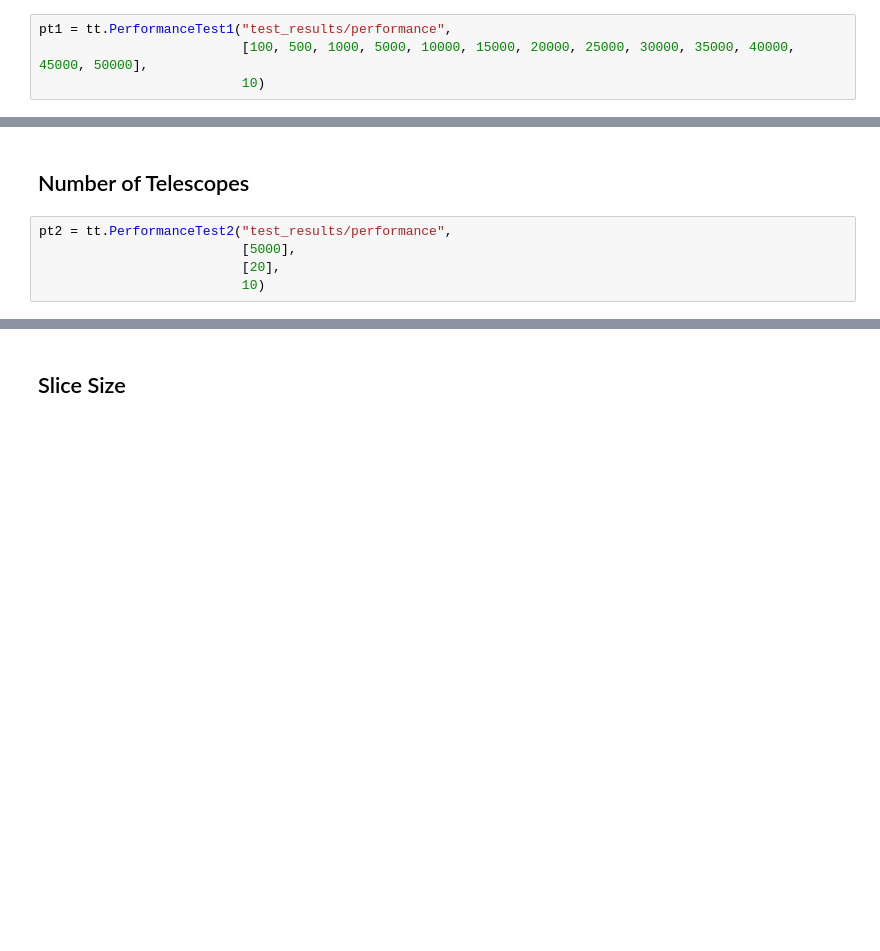
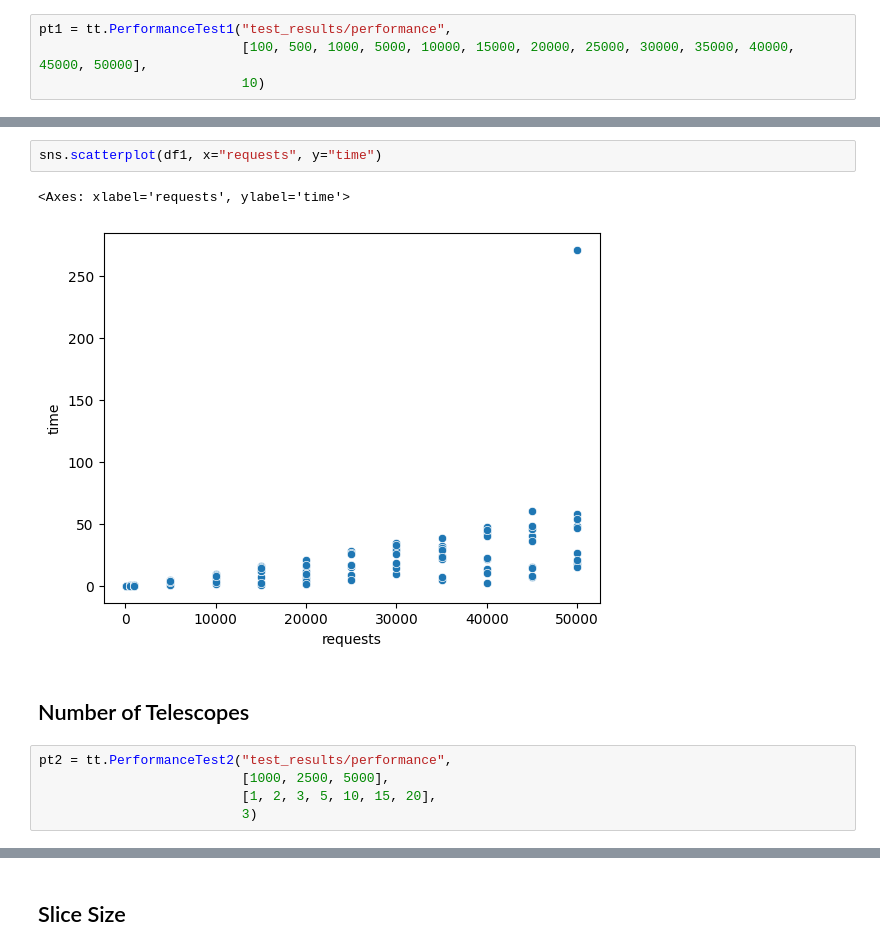
Before and after one commit to elliott-fogg/custom_scheduler, a Jupyter notebook: performance_tests.ipynb, the cells around one changed output, grey strips where cells are left out. Saved outputs shown, nothing was run; the diff lists cells and outputs as text; blank space fills up the shorter version.

```diff
--- a/performance_tests.ipynb
+++ b/performance_tests.ipynb
@@ -40,10 +60,15 @@ dtype: float64
+# %%
+sns.scatterplot(df1, x="requests", y="time")
+# %% [output]
+<Axes: xlabel='requests', ylabel='time'>
+[figure, added]
 # %% [markdown]
 ## Number of Telescopes
 # %%
 pt2 = tt.PerformanceTest2("test_results/performance",
-                          [5000],
-                          [20],
-                          10)
+                          [1000, 2500, 5000],
+                          [1, 2, 3, 5, 10, 15, 20],
+                          3)
 # %%
 pt2.run()
 # %% [output]
```
Also changed, not shown: parts of 33 cells of this notebook, 2 other files.
